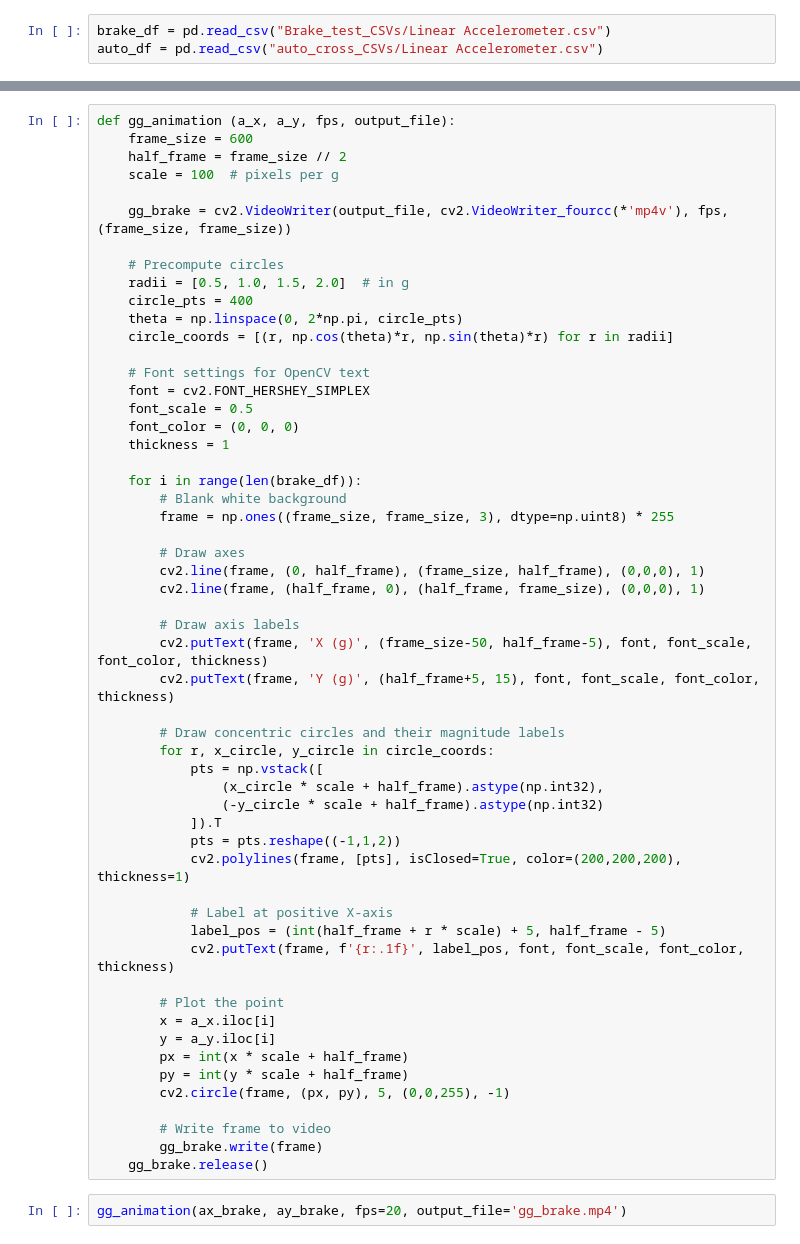
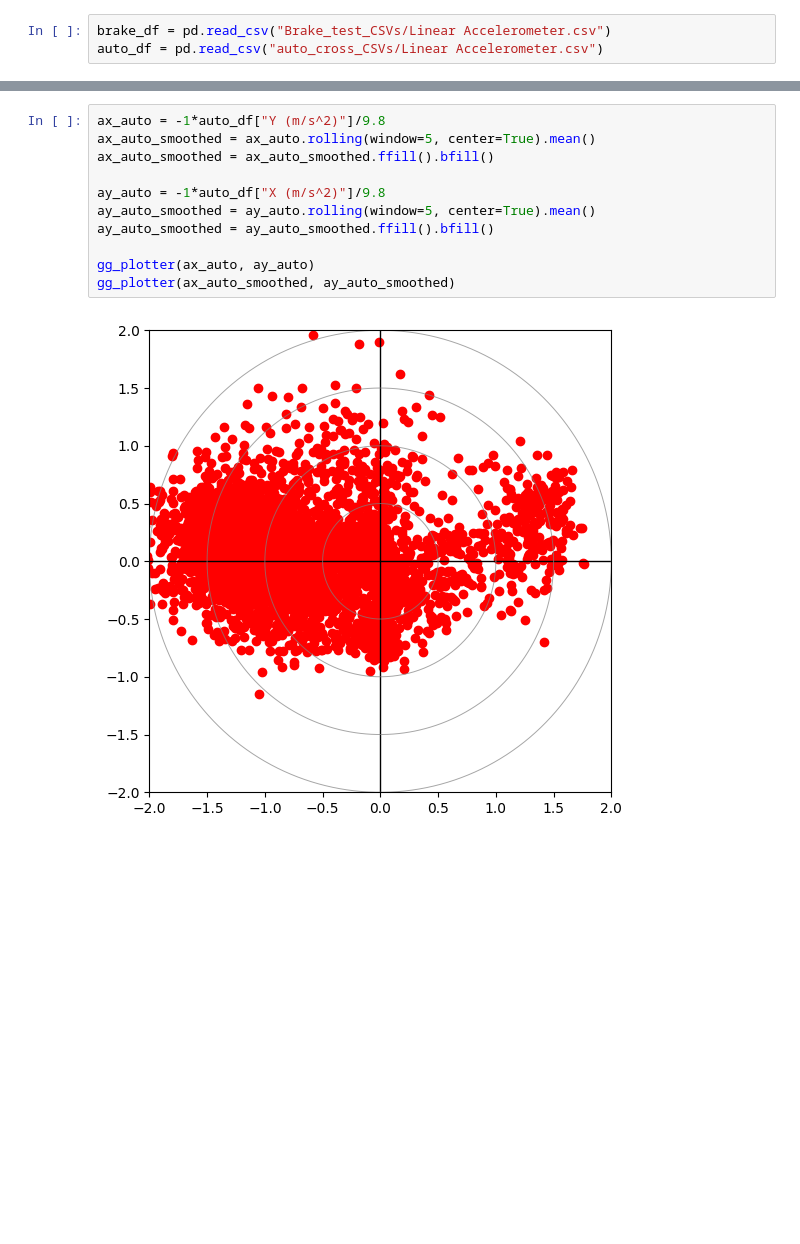
Before and after one commit to NU-Formula-Racing/adbms, a Jupyter notebook: data-analysis/nfr25/drive_data/drive_data_11_15.ipynb, the cells around one changed output, grey strips where cells are left out. Drawn from its saved outputs; the diff is of its cells as text; blank space fills up the shorter version.

```diff
--- a/data-analysis/nfr25/drive_data/drive_data_11_15.ipynb
+++ b/data-analysis/nfr25/drive_data/drive_data_11_15.ipynb
@@ -42,57 +28,13 @@ gg_plotter(ax_brake, ay_brake)
-# %%
-def gg_animation (a_x, a_y, fps, output_file):
-    frame_size = 600
-    half_frame = frame_size // 2
-    scale = 100  # pixels per g
-
-    gg_brake = cv2.VideoWriter(output_file, cv2.VideoWriter_fourcc(*'mp4v'), fps, (frame_size, frame_size))
-
-    # Precompute circles
-    radii = [0.5, 1.0, 1.5, 2.0]  # in g
-    circle_pts = 400
-    theta = np.linspace(0, 2*np.pi, circle_pts)
-    circle_coords = [(r, np.cos(theta)*r, np.sin(theta)*r) for r in radii]
-
-    # Font settings for OpenCV text
-    font = cv2.FONT_HERSHEY_SIMPLEX
-    font_scale = 0.5
-    font_color = (0, 0, 0)
-    thickness = 1
-
-    for i in range(len(brake_df)):
-        # Blank white background
-        frame = np.ones((frame_size, frame_size, 3), dtype=np.uint8) * 255
-
-        # Draw axes
-        cv2.line(frame, (0, half_frame), (frame_size, half_frame), (0,0,0), 1)
-        cv2.line(frame, (half_frame, 0), (half_frame, frame_size), (0,0,0), 1)
-
-        # Draw axis labels
-        cv2.putText(frame, 'X (g)', (frame_size-50, half_frame-5), font, font_scale, font_color, thickness)
-        cv2.putText(frame, 'Y (g)', (half_frame+5, 15), font, font_scale, font_color, thickness)
-
-        # Draw concentric circles and their magnitude labels
-        for r, x_circle, y_circle in circle_coords:
-            pts = np.vstack([
-                (x_circle * scale + half_frame).astype(np.int32),
-                (-y_circle * scale + half_frame).astype(np.int32)
-            ]).T
-            pts = pts.reshape((-1,1,2))
-            cv2.polylines(frame, [pts], isClosed=True, color=(200,200,200), thickness=1)
-
-            # Label at positive X-axis
-            label_pos = (int(half_frame + r * scale) + 5, half_frame - 5)
-            cv2.putText(frame, f'{r:.1f}', label_pos, font, font_scale, font_color, thickness)
-
-        # Plot the point
-        x = a_x.iloc[i]
-        y = a_y.iloc[i]
-        px = int(x * scale + half_frame)
-        py = int(y * scale + half_frame)
-        cv2.circle(frame, (px, py), 5, (0,0,255), -1)
-
-        # Write frame to video
-        gg_brake.write(frame)
-    gg_brake.release()
-# %%
-gg_animation(ax_brake, ay_brake, fps=20, output_file='gg_brake.mp4')
+# %%
+ax_auto = -1*auto_df["Y (m/s^2)"]/9.8
+ax_auto_smoothed = ax_auto.rolling(window=5, center=True).mean()
+ax_auto_smoothed = ax_auto_smoothed.ffill().bfill()
+
+ay_auto = -1*auto_df["X (m/s^2)"]/9.8
+ay_auto_smoothed = ay_auto.rolling(window=5, center=True).mean()
+ay_auto_smoothed = ay_auto_smoothed.ffill().bfill()
+
+gg_plotter(ax_auto, ay_auto)
+gg_plotter(ax_auto_smoothed, ay_auto_smoothed)
+# %% [output]
+[figure, added]
```
Also changed, not shown: parts of 4 cells of this notebook, 3 other files.
